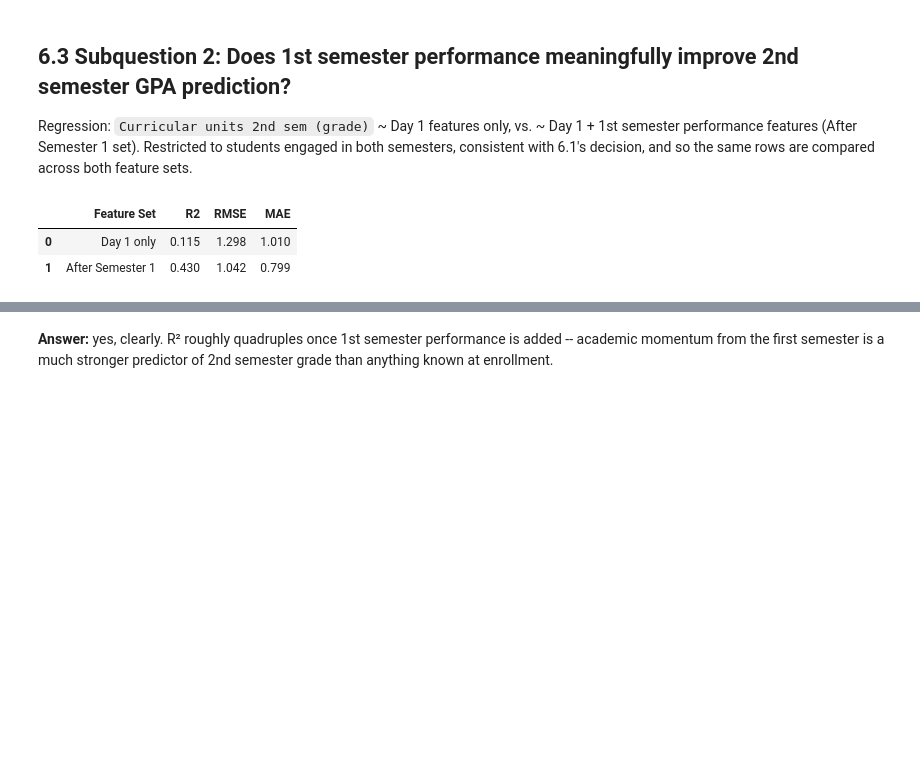
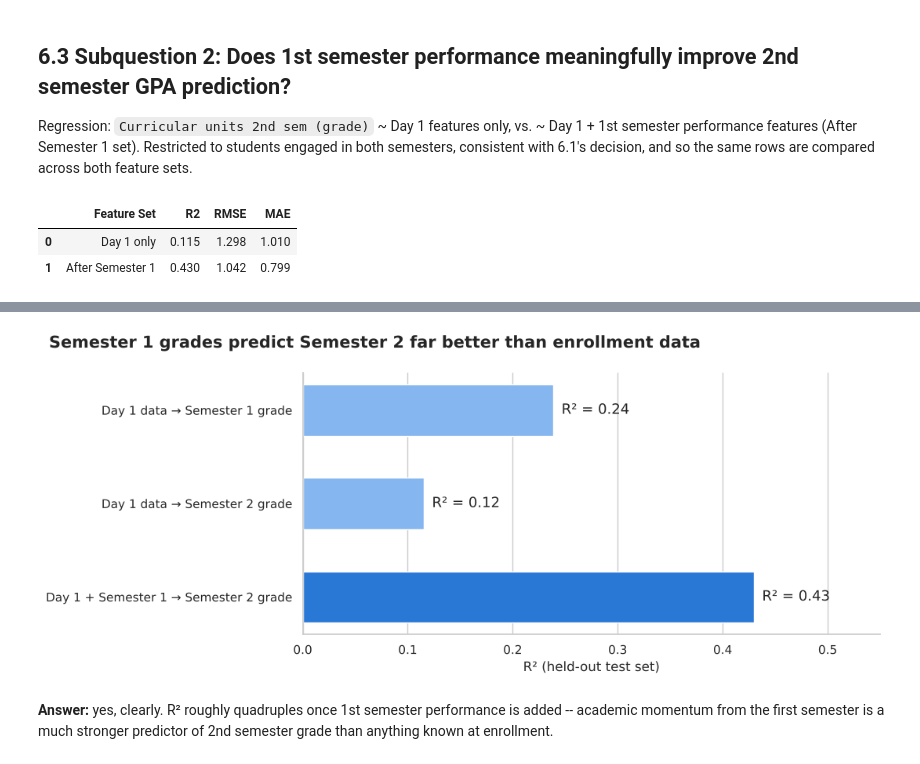
Before and after one commit to itsjavi16/student-dropout-prediction, a Jupyter notebook: notebooks/06_gpa_trajectory.ipynb, the cells around one changed output, grey strips where cells are left out. Cells and saved outputs as stored; diff of their text form; code cells hidden in the pictures; blank space fills up the shorter version.

```diff
--- a/notebooks/06_gpa_trajectory.ipynb
+++ b/notebooks/06_gpa_trajectory.ipynb
@@ -125,3 +129,30 @@ plt.show()
+# %%
+# Summary: how predictable are semester grades? (students with nonzero grades)
+r2_summary = pd.DataFrame({
+    "Prediction": ["Day 1 data → Semester 1 grade",
+                   "Day 1 data → Semester 2 grade",
+                   "Day 1 + Semester 1 → Semester 2 grade"],
+    "R2": [sem1_results_df.loc[sem1_results_df["Feature Set"].str.startswith("Engaged"), "R2"].iloc[0],
+           sem2_results_df.loc[sem2_results_df["Feature Set"] == "Day 1 only", "R2"].iloc[0],
+           sem2_results_df.loc[sem2_results_df["Feature Set"] == "After Semester 1", "R2"].iloc[0]],
+})
+
+fig, ax = plt.subplots(figsize=(11, 4.6))
+colors = ["#86b6ef", "#86b6ef", "#2a78d6"]
+bars = ax.barh(r2_summary["Prediction"][::-1], r2_summary["R2"][::-1], color=colors[::-1], height=0.55)
+for b, v in zip(bars, r2_summary["R2"][::-1]):
+    ax.text(v + 0.008, b.get_y() + b.get_height() / 2, f"R² = {v:.2f}", va="center", fontsize=13)
+ax.set_xlim(0, 0.55)
+ax.set_xlabel("R² (held-out test set)")
+ax.grid(axis="y", visible=False)
+fig.suptitle("Semester 1 grades predict Semester 2 far better than enrollment data",
+             x=0.02, ha="left", fontsize=15, fontweight="bold")
+sns.despine()
+plt.tight_layout()
+plt.savefig(project_root / "reports" / "figures" / "gpa_r2_summary.png", dpi=200, bbox_inches="tight")
+plt.show()
+# %% [output]
+[figure, added]
 # %% [markdown]
 **Answer:** yes, clearly. R² roughly quadruples once 1st semester performance is added -- academic momentum from the first semester is a much stronger predictor of 2nd semester grade than anything known at enrollment.
 # %% [markdown]
```
Also changed, not shown: parts of 12 cells of this notebook, 9 other files.
